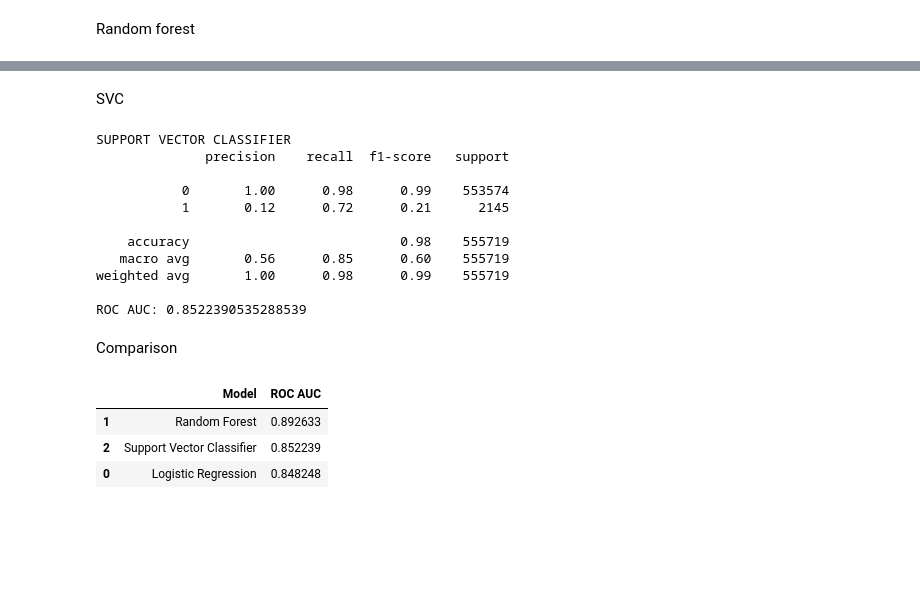
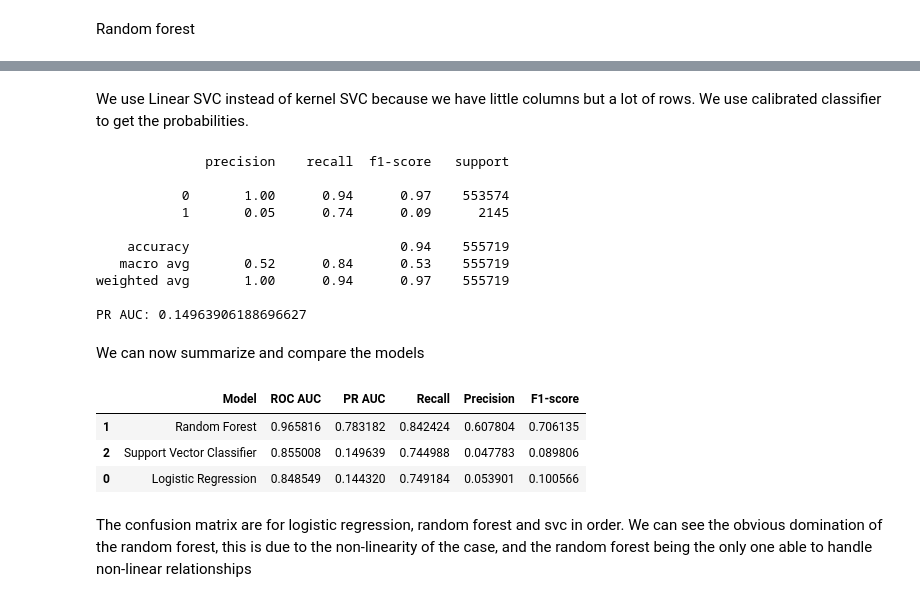
Before and after one commit to Teafox56a/Credit-Card-Fraudulent-Transactions-ML, a Jupyter notebook: CreditCardFraudML.ipynb, the cells around one changed output, grey strips where cells are left out. Cells and saved outputs as stored; diff of their text form; code cells hidden in the pictures; blank space fills up the shorter version.

```diff
--- a/CreditCardFraudML.ipynb
+++ b/CreditCardFraudML.ipynb
@@ -87,0 +103,4 @@ Name: count, dtype: int64
+# %%
+def pr_auc_score(y_true, y_scores):
+    precision, recall, _ = precision_recall_curve(y_true, y_scores)
+    return auc(recall, precision)
@@ -147,58 +149,67 @@ ROC AUC: 0.964592546035858
 # %% [markdown]
-SVC
+We use Linear SVC instead of kernel SVC because we have little columns but a lot of rows.
+We use calibrated classifier to get the probabilities.
 # %%
-base_svc = LinearSVC(
-    class_weight='balanced',
-    max_iter=5000
-)
-
-svc_calibrated = CalibratedClassifierCV(
-    estimator=base_svc,
-    method='sigmoid',  # Platt scaling
-    cv=3
-)
-
+base_svc = LinearSVC(class_weight='balanced',max_iter=500)
+svc_calibrated = CalibratedClassifierCV(estimator=base_svc,method='sigmoid',cv=3)
 svc_calibrated.fit(X_train_res, y_train_res)
-
-# Now this works
 y_pred_svc = svc_calibrated.predict(X_test_scaled)
 y_prob_svc = svc_calibrated.predict_proba(X_test_scaled)[:, 1]
-
-print("SUPPORT VECTOR CLASSIFIER")
 print(classification_report(y_test, y_pred_svc))
-print("ROC AUC:", roc_auc_score(y_test, y_prob_svc))
+print("PR AUC:", pr_auc_score(y_test, y_prob_svc))
 # %% [output]
-SUPPORT VECTOR CLASSIFIER
               precision    recall  f1-score   support
 
-           0       1.00      0.98      0.99    553574
-           1       0.12      0.72      0.21      2145
+           0       1.00      0.94      0.97    553574
+           1       0.05      0.74      0.09      2145
 
-    accuracy                           0.98    555719
-   macro avg       0.56      0.85      0.60    555719
-weighted avg       1.00      0.98      0.99    555719
+    accuracy                           0.94    555719
+   macro avg       0.52      0.84      0.53    555719
+weighted avg       1.00      0.94      0.97    555719
 
-ROC AUC: 0.8522390535288539
+PR AUC: 0.14963906188696627
 # %% [markdown]
-Comparison
+We can now summarize and compare the models
 # %%
 summary = pd.DataFrame({
     "Model": [
         "Logistic Regression",
         "Random Forest",
         "Support Vector Classifier"
     ],
     "ROC AUC": [
         roc_auc_score(y_test, y_prob_lr),
         roc_auc_score(y_test, y_prob_rf),
         roc_auc_score(y_test, y_prob_svc)
+    ],
+    "PR AUC": [
+        pr_auc_score(y_test, y_prob_lr),
+        pr_auc_score(y_test, y_prob_rf),
+        pr_auc_score(y_test, y_prob_svc)
+    ],
+    "Recall": [
+        recall_score(y_test, y_pred_lr),
+        recall_score(y_test, y_pred_rf),
+        recall_score(y_test, y_pred_svc)
+    ],
+    "Precision": [
+        precision_score(y_test, y_pred_lr),
+        precision_score(y_test, y_pred_rf),
+        precision_score(y_test, y_pred_svc)
+    ],
+    "F1-score": [
+        f1_score(y_test, y_pred_lr),
+        f1_score(y_test, y_pred_rf),
+        f1_score(y_test, y_pred_svc)
     ]
 })
 
-summary.sort_values(by="ROC AUC", ascending=False)
+summary.sort_values(by="PR AUC", ascending=False)
 # %% [output]
-|  | Model | ROC AUC |
-| 1 | Random Forest | 0.892633 |
-| 2 | Support Vector Classifier | 0.852239 |
-| 0 | Logistic Regression | 0.848248 |
+|  | Model | ROC AUC | PR AUC | Recall | Precision | F1-score |
+| 1 | Random Forest | 0.965816 | 0.783182 | 0.842424 | 0.607804 | 0.706135 |
+| 2 | Support Vector Classifier | 0.855008 | 0.149639 | 0.744988 | 0.047783 | 0.089806 |
+| 0 | Logistic Regression | 0.848549 | 0.144320 | 0.749184 | 0.053901 | 0.100566 |
+# %% [markdown]
+The confusion matrix are for logistic regression, random forest and svc in order. We can see the obvious domination of the random forest, this is due to the non-linearity of the case, and the random forest being the only one able to handle non-linear relationships
 # %%
```
Also changed, not shown: parts of 23 cells of this notebook.
